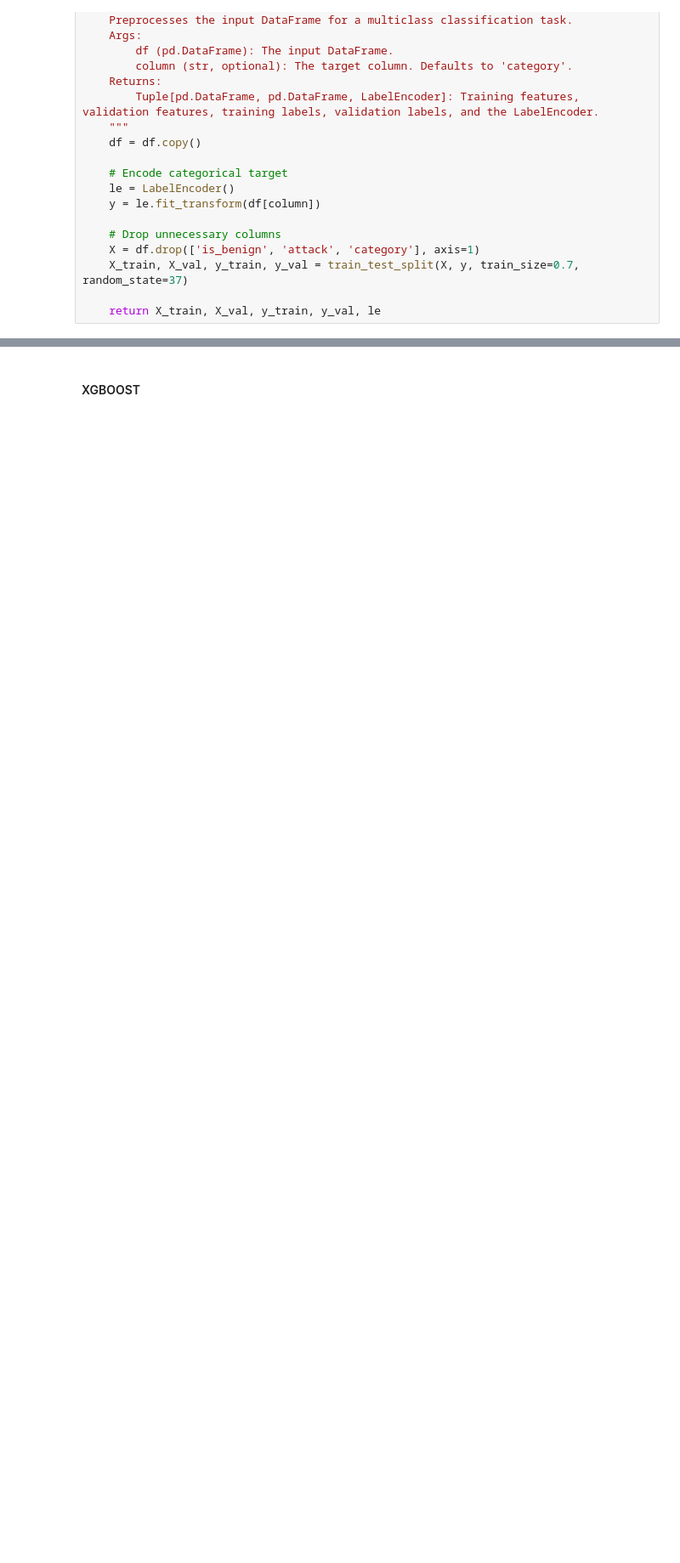
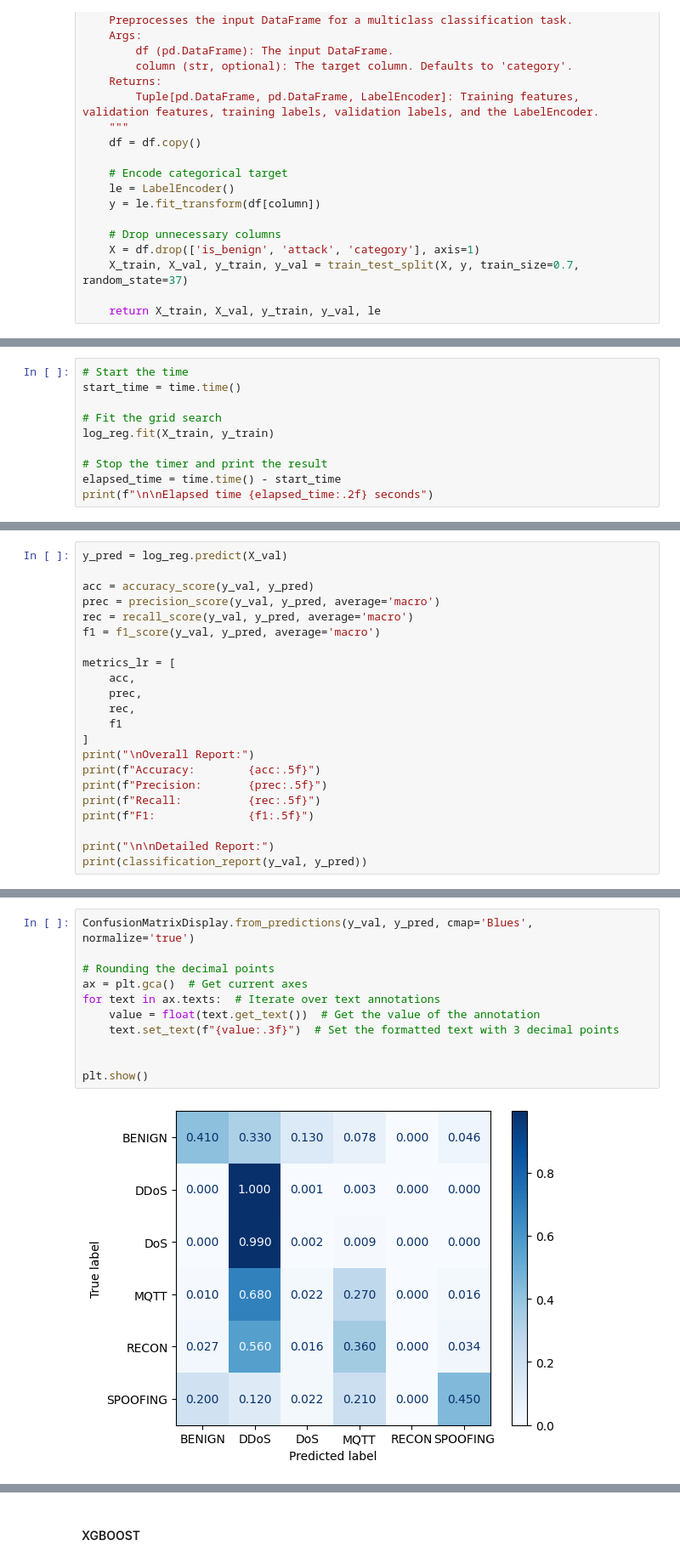
Before and after one commit to campanamattia/ai_for_security, a Jupyter notebook: notebook_edit.ipynb, the cells around one changed output, grey strips where cells are left out. Shown at 85% size. Saved outputs shown, nothing was run; the diff lists cells and outputs as text; blank space fills up the shorter version.

```diff
--- a/notebook_edit.ipynb
+++ b/notebook_edit.ipynb
@@ -1844,0 +1845,10 @@ def preprocess_data_multiclass(df: pd.DataFrame, column: str = 'category') -> Tu
+# %%
+# Start the time
+start_time = time.time()
+
+# Fit the grid search
+log_reg.fit(X_train, y_train)
+
+# Stop the timer and print the result
+elapsed_time = time.time() - start_time
+print(f"\n\nElapsed time {elapsed_time:.2f} seconds")
@@ -1844,0 +1864,22 @@ def preprocess_data_multiclass(df: pd.DataFrame, column: str = 'category') -> Tu
+# %%
+y_pred = log_reg.predict(X_val)
+
+acc = accuracy_score(y_val, y_pred)
+prec = precision_score(y_val, y_pred, average='macro')
+rec = recall_score(y_val, y_pred, average='macro')
+f1 = f1_score(y_val, y_pred, average='macro')
+
+metrics_lr = [
+    acc,
+    prec,
+    rec,
+    f1
+]
+print("\nOverall Report:")
+print(f"Accuracy:        {acc:.5f}")
+print(f"Precision:       {prec:.5f}")
+print(f"Recall:          {rec:.5f}")
+print(f"F1:              {f1:.5f}")
+
+print("\n\nDetailed Report:")
+print(classification_report(y_val, y_pred))
@@ -1844,0 +1910,13 @@ def preprocess_data_multiclass(df: pd.DataFrame, column: str = 'category') -> Tu
+# %%
+ConfusionMatrixDisplay.from_predictions(y_val, y_pred, cmap='Blues', normalize='true')
+
+# Rounding the decimal points
+ax = plt.gca()  # Get current axes
+for text in ax.texts:  # Iterate over text annotations
+    value = float(text.get_text())  # Get the value of the annotation
+    text.set_text(f"{value:.3f}")  # Set the formatted text with 3 decimal points
+
+
+plt.show()
+# %% [output]
+[figure, added]
```
Also changed, not shown: parts of 40 cells of this notebook.
